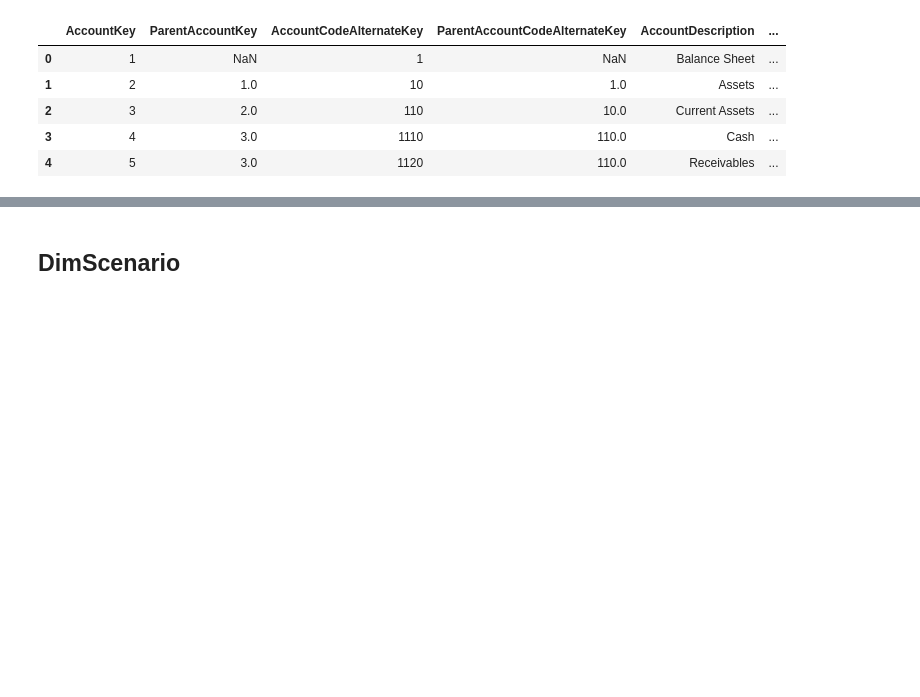
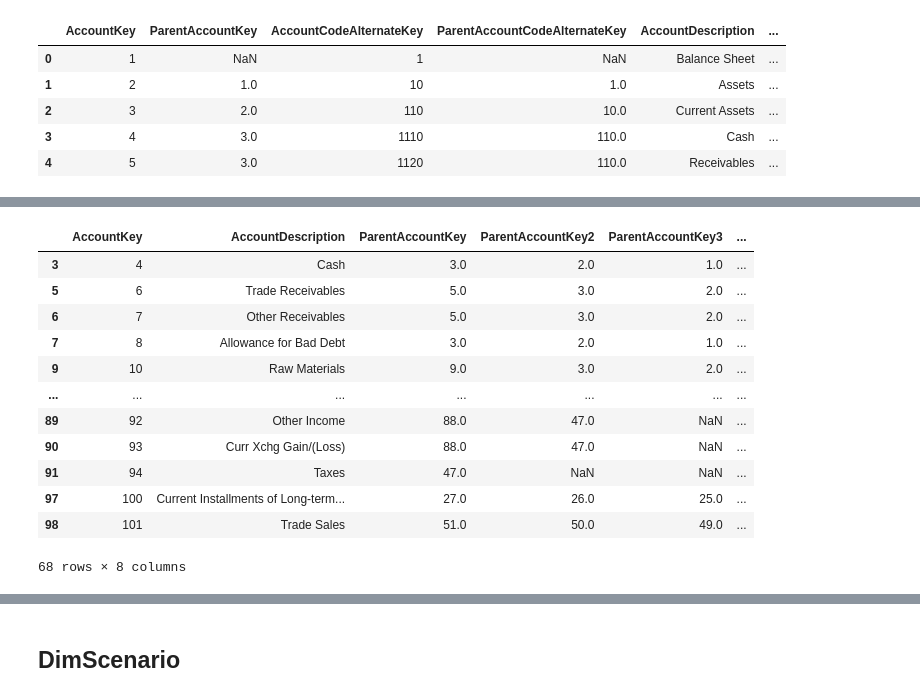
Before and after one commit to GabrielAraujoCarlos/PortfolioDashboardFinanceiro, a Jupyter notebook: TratamentoBase.ipynb, the cells around one changed output, grey strips where cells are left out. Drawn from its saved outputs; the diff is of its cells as text; code cells hidden in the pictures; blank space fills up the shorter version.

```diff
--- a/TratamentoBase.ipynb
+++ b/TratamentoBase.ipynb
@@ -345,0 +348,4 @@ DimAccount_trat = DimAccount_trat[~DimAccount_trat['AccountKey'].isin(regRemov)]
+# %%
+#Acrescentando hierarquias em colunas
+DimAccount_trat2 = DimAccount_trat.merge(AccHier, how='left', on='ParentAccountKey')
+DimAccount_trat2.head()
@@ -345,0 +359,5 @@ DimAccount_trat = DimAccount_trat[~DimAccount_trat['AccountKey'].isin(regRemov)]
+# %%
+#Acrescentando hierarquias em colunas
+AccHier = AccHier.rename(columns={"ParentAccountKey":"ParentAccountKey2","ParentAccountKey2":"ParentAccountKey3"})
+DimAccount_trat3 = DimAccount_trat2.merge(AccHier, how='left', on='ParentAccountKey2')
+DimAccount_trat3.head()
@@ -345,0 +371,5 @@ DimAccount_trat = DimAccount_trat[~DimAccount_trat['AccountKey'].isin(regRemov)]
+# %%
+#Acrescentando hierarquias em colunas
+AccHier = AccHier.rename(columns={"ParentAccountKey2":"ParentAccountKey3","ParentAccountKey3":"ParentAccountKey4"})
+DimAccount_trat4 = DimAccount_trat3.merge(AccHier, how='left', on='ParentAccountKey3')
+DimAccount_trat4.head()
@@ -345,0 +383,5 @@ DimAccount_trat = DimAccount_trat[~DimAccount_trat['AccountKey'].isin(regRemov)]
+# %%
+#Acrescentando hierarquias em colunas
+AccHier = AccHier.rename(columns={"ParentAccountKey3":"ParentAccountKey4","ParentAccountKey4":"ParentAccountKey5"})
+DimAccount_trat5 = DimAccount_trat4.merge(AccHier, how='left', on='ParentAccountKey4')
+DimAccount_trat5.head()
@@ -345,0 +395,21 @@ DimAccount_trat = DimAccount_trat[~DimAccount_trat['AccountKey'].isin(regRemov)]
+# %%
+#Identificar quais codigos de org tem na fato
+regAcc = FactFinance_trat2.AccountKey.unique()
+#Filtrando registros da Organization que tem na fato
+DimAccount_trat6 = DimAccount_trat5[DimAccount_trat5['AccountKey'].isin(regAcc)]
+DimAccount_trat7 = DimAccount_trat6[["AccountKey","AccountDescription","ParentAccountKey","ParentAccountKey2","ParentAccountKey3","ParentAccountKey4","ParentAccountKey5","AccountType"]]
+DimAccount_trat7
+# %% [output]
+|  | AccountKey | AccountDescription | ParentAccountKey | ParentAccountKey2 | ParentAccountKey3 | ... |
+| 3 | 4 | Cash | 3.0 | 2.0 | 1.0 | ... |
+| 5 | 6 | Trade Receivables | 5.0 | 3.0 | 2.0 | ... |
+| 6 | 7 | Other Receivables | 5.0 | 3.0 | 2.0 | ... |
+| 7 | 8 | Allowance for Bad Debt | 3.0 | 2.0 | 1.0 | ... |
+| 9 | 10 | Raw Materials | 9.0 | 3.0 | 2.0 | ... |
+| ... | ... | ... | ... | ... | ... | ... |
+| 89 | 92 | Other Income | 88.0 | 47.0 | NaN | ... |
+| 90 | 93 | Curr Xchg Gain/(Loss) | 88.0 | 47.0 | NaN | ... |
+| 91 | 94 | Taxes | 47.0 | NaN | NaN | ... |
+| 97 | 100 | Current Installments of Long-term... | 27.0 | 26.0 | 25.0 | ... |
+| 98 | 101 | Trade Sales | 51.0 | 50.0 | 49.0 | ... |
+68 rows × 8 columns
```
Also changed, not shown: parts of 63 cells of this notebook, 1 other file.
